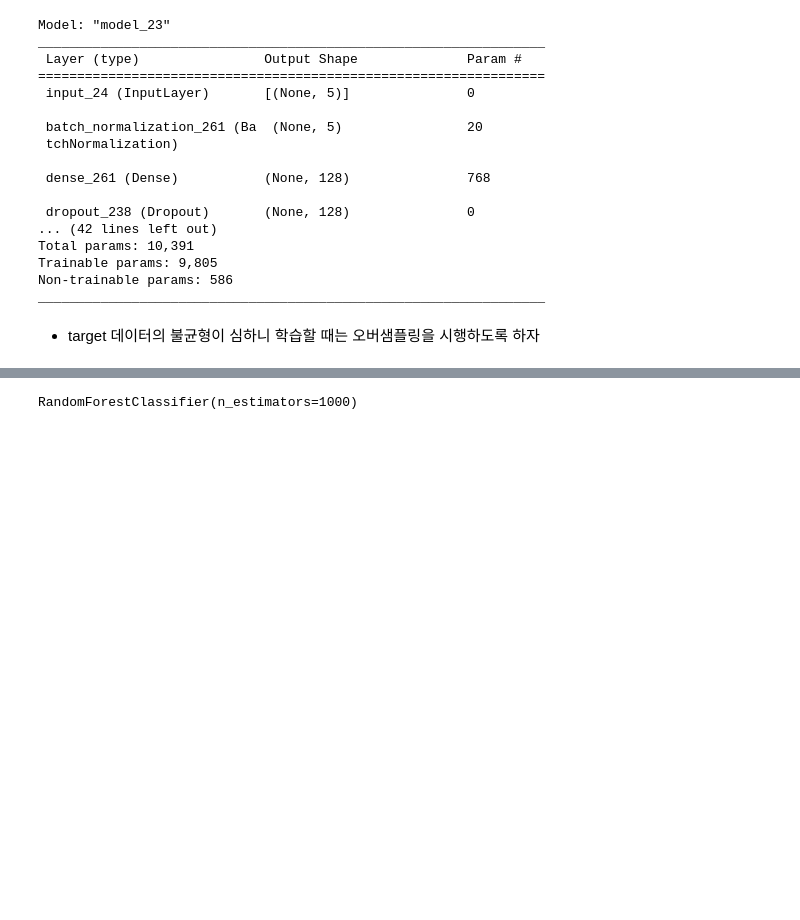
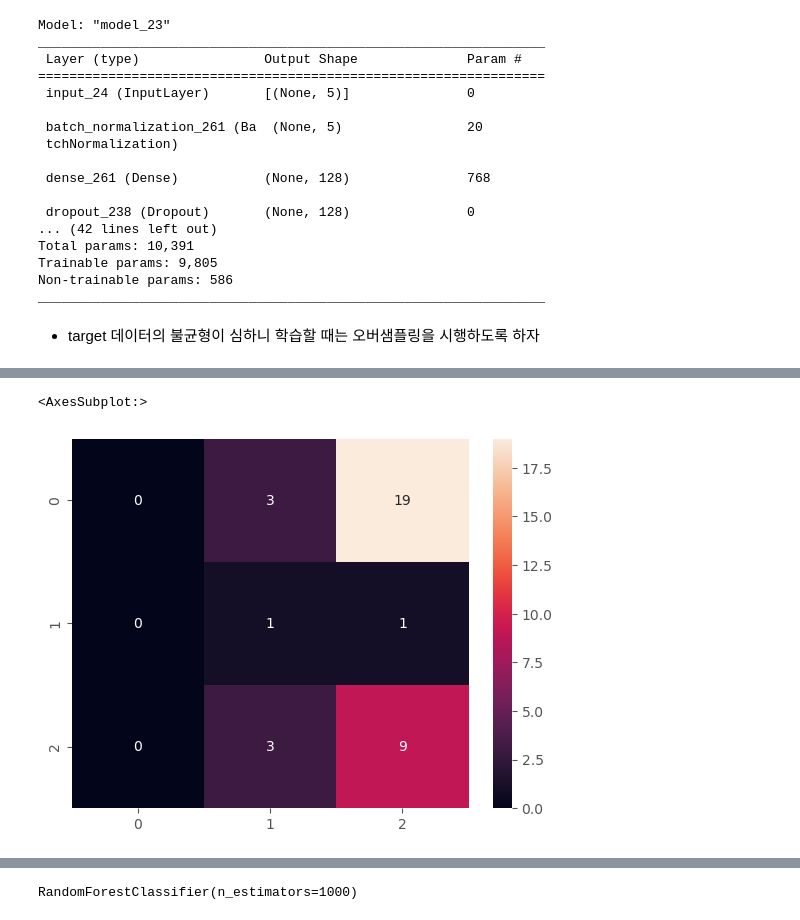
Before and after one commit to yonghyeun/Dementia_Analysis, a Jupyter notebook: LifeLog data/[라이프로그] 활동내역 데이터 모델링.ipynb, the cells around one changed output, grey strips where cells are left out. Saved outputs shown, nothing was run; the diff lists cells and outputs as text; code cells hidden in the pictures; blank space fills up the shorter version.

```diff
--- a/LifeLog data/[라이프로그] 활동내역 데이터 모델링.ipynb
+++ b/LifeLog data/[라이프로그] 활동내역 데이터 모델링.ipynb
@@ -392,0 +376,4 @@ for i,test in enumerate(x_test_list):
+# %%
+for i,test in enumerate(y_test_list):
+
+    print(i,'번 째 실제값의 분포는 ',dict(test.value_counts()))
@@ -392,0 +418,29 @@ for i,test in enumerate(x_test_list):
+# %%
+for num,model in enumerate(model_list): # 각 Fold set 별 예측값을 살펴보기 위한 코드
+
+
+    train = x_test_list[num]
+    real = y_test_list[num]
+
+    probs = model.predict(train,verbose = 0)
+
+    mci_freq = real.value_counts().values[1]
+    dem_freq = real.value_counts().values[2]
+
+    correct_prob_dict = {'MCI_prob':0, 'Dem_prob':0}
+    wrong_prob_dict = {'MCI_prob':0, 'Dem_prob':0}
+
+    for i,prob in enumerate(probs):
+
+        if real.iloc[i] == 'MCI':
+            correct_prob_dict['MCI_prob'] += prob[1] / mci_freq
+        if real.iloc[i] == 'CN':
+            wrong_prob_dict['MCI_prob'] += prob[1] / mci_freq
+        if real.iloc[i] == 'Dem':
+            correct_prob_dict['Dem_prob'] += prob[2] / dem_freq
+        if real.iloc[i] == 'CN':
+            wrong_prob_dict['Dem_prob'] += prob[2]/ dem_freq
+
+    print(f'{num} 번 째 실제값의 평균 prob :', correct_prob_dict)
+    print(f'{num} 번 째 오류값의 평균 prob :', wrong_prob_dict)
+    print('\n')
@@ -392,0 +467,8 @@ for i,test in enumerate(x_test_list):
+# %%
+probs = model_list[0].predict(x_test_list[0])
+
+result = []
+
+for prob in probs:
+
+    result.append(np.argmax(prob))
@@ -392,0 +477,6 @@ for i,test in enumerate(x_test_list):
+# %%
+sns.heatmap(confusion_matrix(enc.fit_transform(y_test_list[0]),result),
+            annot= True)
+# %% [output]
+<AxesSubplot:>
+[figure, added]
```
Also changed, not shown: parts of 16 cells of this notebook.
